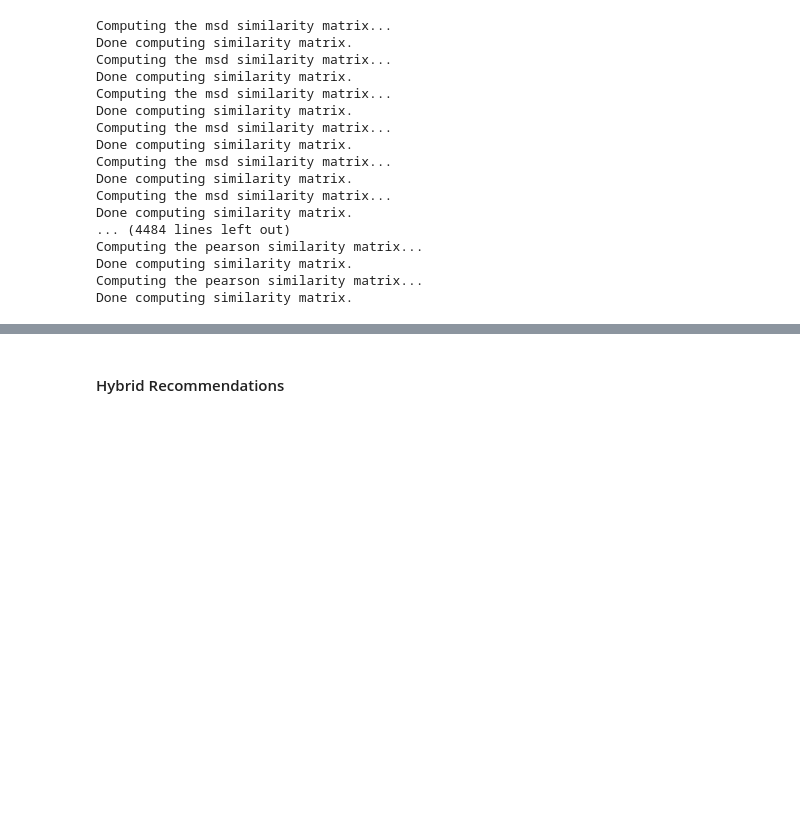
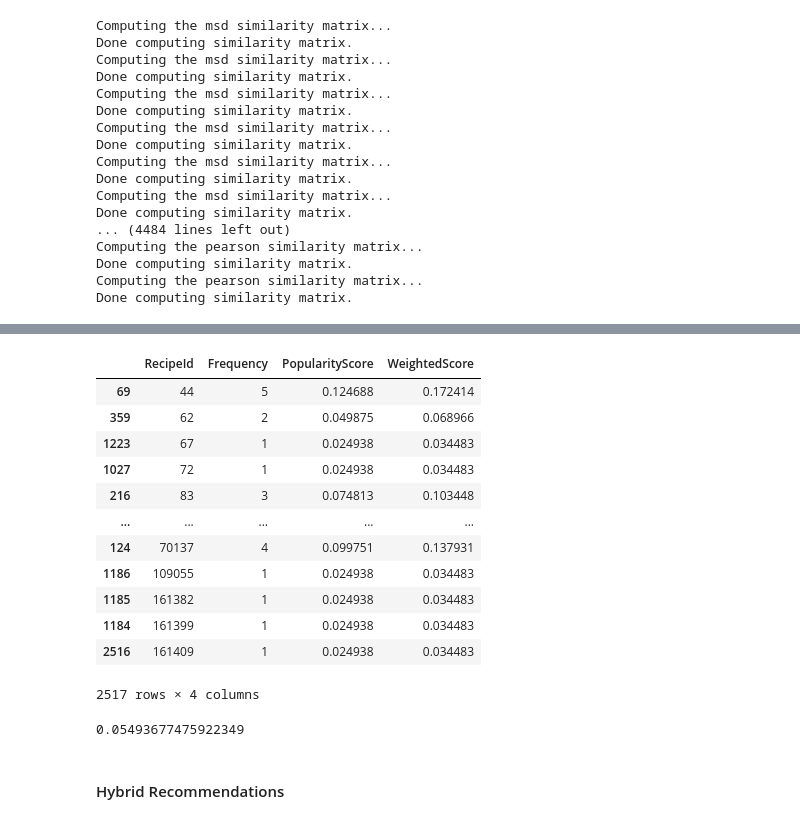
Before and after one commit to fadilmr/SysRec-FoodHybrid, a Jupyter notebook: FoodHybrid.ipynb, the cells around one changed output, grey strips where cells are left out. Drawn from its saved outputs; the diff is of its cells as text; code cells hidden in the pictures; blank space fills up the shorter version.

```diff
--- a/FoodHybrid.ipynb
+++ b/FoodHybrid.ipynb
@@ -531,0 +553,4 @@ predict_rating(random_user, random_item)
+# %%
+# make a new dataframe that contains RecipeId and frequency of RecipeId in df_reviews_cleaned
+df_recipe_frequency = df_reviews_cleaned['RecipeId'].value_counts().rename_axis('RecipeId').reset_index(name='Frequency')
+df_recipe_frequency
@@ -531,0 +571,4 @@ predict_rating(random_user, random_item)
+# %%
+# make a new column that contains popularity score of each recipe
+df_recipe_frequency['PopularityScore'] = (df_recipe_frequency['Frequency'] / df_recipe_frequency['Frequency'].sum()) * 100
+df_recipe_frequency
@@ -532,3 +589,35 @@ predict_rating(random_user, random_item)
+# %%
+def calculate_weight(frequency, popularity_score, weight_factor=0.5):
+    normalized_frequency = frequency / frequency.max()
+    normalized_popularity = popularity_score / popularity_score.max()
+
+    weighted_score = (weight_factor * normalized_frequency) + ((1 - weight_factor) * normalized_popularity)
+
+    return weighted_score
+# %%
+df_recipe_frequency['WeightedScore'] = calculate_weight(df_recipe_frequency['Frequency'], df_recipe_frequency['PopularityScore'])
+df_recipe_frequency = df_recipe_frequency.sort_values(by=['RecipeId'])
+df_recipe_frequency
+# %% [output]
+|  | RecipeId | Frequency | PopularityScore | WeightedScore |
+| 69 | 44 | 5 | 0.124688 | 0.172414 |
+| 359 | 62 | 2 | 0.049875 | 0.068966 |
+| 1223 | 67 | 1 | 0.024938 | 0.034483 |
+| 1027 | 72 | 1 | 0.024938 | 0.034483 |
+| 216 | 83 | 3 | 0.074813 | 0.103448 |
+| ... | ... | ... | ... | ... |
+| 124 | 70137 | 4 | 0.099751 | 0.137931 |
+| 1186 | 109055 | 1 | 0.024938 | 0.034483 |
+| 1185 | 161382 | 1 | 0.024938 | 0.034483 |
+| 1184 | 161399 | 1 | 0.024938 | 0.034483 |
+| 2516 | 161409 | 1 | 0.024938 | 0.034483 |
+2517 rows × 4 columns
+# %%
+# average weighted score
+average_weighted_score = df_recipe_frequency['WeightedScore'].mean()
+average_weighted_score
+# %% [output]
+0.05493677475922349
 # %% [markdown]
 #### Hybrid Recommendations
 # %%
```
Also changed, not shown: parts of 23 cells of this notebook.
